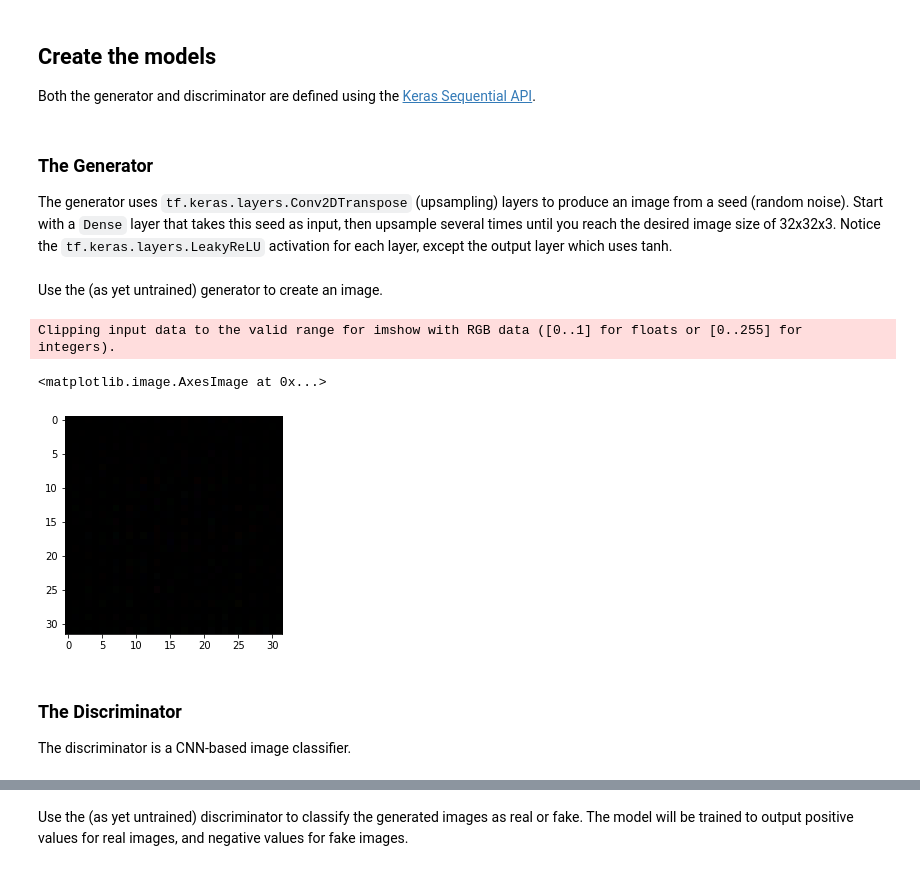
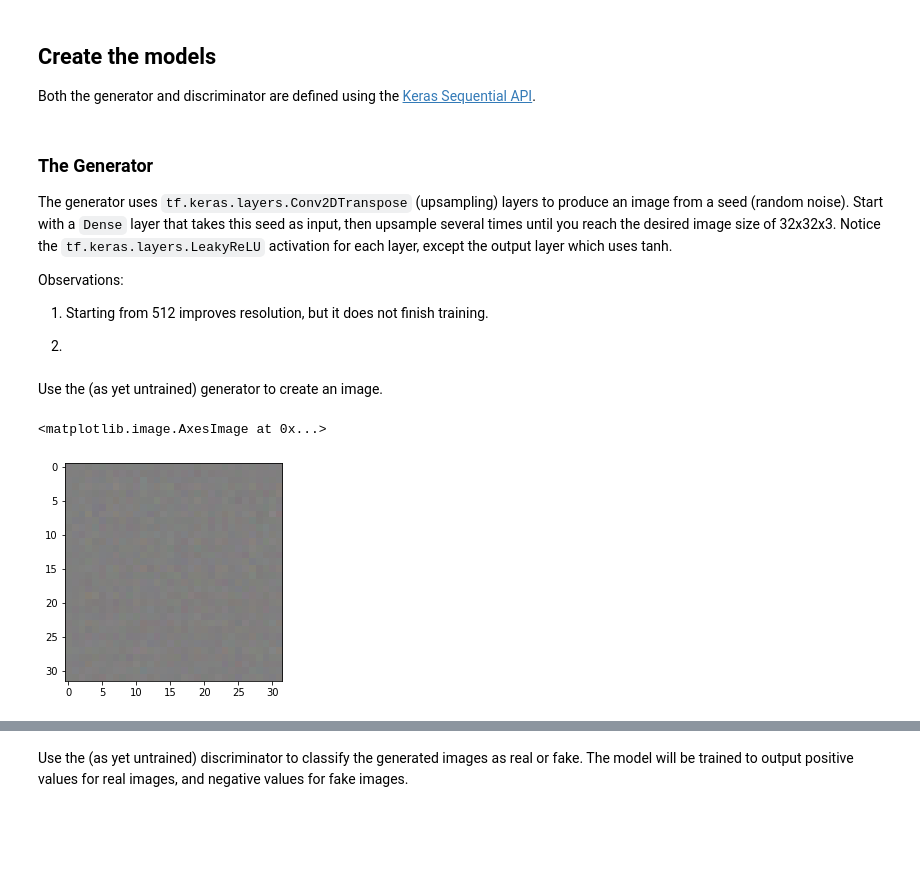
Before and after one commit to uteyechea/DCGAN, a Jupyter notebook: cifar10_dcgan.ipynb, the cells around one changed output, grey strips where cells are left out. Cells and saved outputs as stored; diff of their text form; code cells hidden in the pictures; blank space fills up the shorter version.

```diff
--- a/cifar10_dcgan.ipynb
+++ b/cifar10_dcgan.ipynb
@@ -53,3 +99,3 @@ You will use the CIFAR10 dataset to train the generator and the discriminator. T
 # %%
-train_images = train_images.reshape(train_images.shape[0], 32, 32, 3).astype('float32')
+train_images = train_images.astype('float32')
 train_images = (train_images - 127.5) / 127.5 # Normalize the images to [-1, 1]
@@ -59,3 +102,13 @@ BATCH_SIZE = 256
+# %%
+BUFFER_SIZE = train_images.shape[0]
+IMG_LENGTH = train_images.shape[1] #Must be a multiple of 4
+assert IMG_LENGTH % 4 == 0
+IMG_WIDTH = train_images.shape[2] #Must be a multiple of 4
+assert IMG_WIDTH % 4 == 0
+CHANNELS = train_images.shape[3]
+BATCH_SIZE = 256
+
+IMG_SIZE=IMG_LENGTH*IMG_WIDTH*CHANNELS
 # %%
 # Batch and shuffle the data
 train_dataset = tf.data.Dataset.from_tensor_slices(train_images).shuffle(BUFFER_SIZE).batch(BATCH_SIZE)
@@ -78,38 +131,34 @@ Both the generator and discriminator are defined using the [Keras Sequential API
 ### The Generator
 
 The generator uses `tf.keras.layers.Conv2DTranspose` (upsampling) layers to produce an image from a seed (random noise). Start with a `Dense` layer that takes this seed as input, then upsample several times until you reach the desired image size of 32x32x3. Notice the `tf.keras.layers.LeakyReLU` activation for each layer, except the output layer which uses tanh.
+
+Observations:
+
+1. Starting from 512 improves resolution, but it does not finish training.
+
+2.
 # %%
-def make_generator_model():
+def make_generator_model(img_length=IMG_LENGTH,img_width=IMG_WIDTH,channels=CHANNELS):
     model = tf.keras.Sequential()
-    model.add(layers.Dense(8*8*512, use_bias=False, input_shape=(100,)))
+    model.add(layers.Dense(img_length//4*img_width//4*256, use_bias=False, input_shape=(100,)))
     model.add(layers.BatchNormalization())
     model.add(layers.LeakyReLU())
 
-    model.add(layers.Reshape((8, 8, 512)))
-    assert model.output_shape == (None, 8, 8, 512) # Note: None is the batch size
+    model.add(layers.Reshape((img_length//4, img_width//4, 256)))
+    assert model.output_shape == (None, img_length//4, img_width//4, 256) # Note: None is the batch size
 
-    model.add(layers.Conv2DTranspose(256, (5, 5), strides=(1, 1), padding='same', use_bias=False))
-    assert model.output_shape == (None, 8, 8, 256)
+    model.add(layers.Conv2DTranspose(128, (1, 1), strides=(1, 1), padding='same', use_bias=False))
+    assert model.output_shape == (None, img_length//4, img_width//4, 128)
     model.add(layers.BatchNormalization())
     model.add(layers.LeakyReLU())
 
-    model.add(layers.Conv2DTranspose(128, (5, 5), strides=(2, 2), padding='same', use_bias=False))
-    assert model.output_shape == (None, 16, 16, 128)
-    model.add(layers.BatchNormalization())
-    model.add(layers.LeakyReLU())
-
-    model.add(layers.Conv2DTranspose(64, (5, 5), strides=(1, 1), padding='same', use_bias=False))
-    assert model.output_shape == (None, 16, 16, 64)
-    model.add(layers.BatchNormalization())
-    model.add(layers.LeakyReLU())
-
-    model.add(layers.Conv2DTranspose(32, (5, 5), strides=(1, 1), padding='same', use_bias=False))
-    assert model.output_shape == (None, 16, 16, 32)
+    model.add(layers.Conv2DTranspose(64, (3, 3), strides=(2, 2), padding='same', use_bias=False))
+    assert model.output_shape == (None, img_length//2, img_width//2, 64)
     model.add(layers.BatchNormalization())
     model.add(layers.LeakyReLU())
 
     model.add(layers.Conv2DTranspose(3, (5, 5), strides=(2, 2), padding='same', use_bias=False, activation='tanh'))
-    assert model.output_shape == (None, 32, 32, 3)
+    assert model.output_shape == (None, img_length, img_width, channels)
 
     return model
 # %% [markdown]
@@ -117,15 +166,12 @@ Use the (as yet untrained) generator to create an image.
 # %%
 generator = make_generator_model()
 
+#noise = tf.random.uniform([1, 100],minval=-1,maxval=1)
 noise = tf.random.normal([1, 100])
+
 generated_image = generator(noise, training=False)
 
-plt.imshow(generated_image[0, :, :, :])
+plt.imshow((generated_image[0].numpy()*127.5+127.5).astype('int'))
 # %% [output]
-Clipping input data to the valid range for imshow with RGB data ([0..1] for floats or [0..255] for integers).
+<matplotlib.image.AxesImage at 0x...>
-<matplotlib.image.AxesImage at 0x...>
-[figure, old version]
+[figure, new version]
-# %% [markdown]
-### The Discriminator
-
-The discriminator is a CNN-based image classifier.
```
Also changed, not shown: parts of 20 cells of this notebook.
